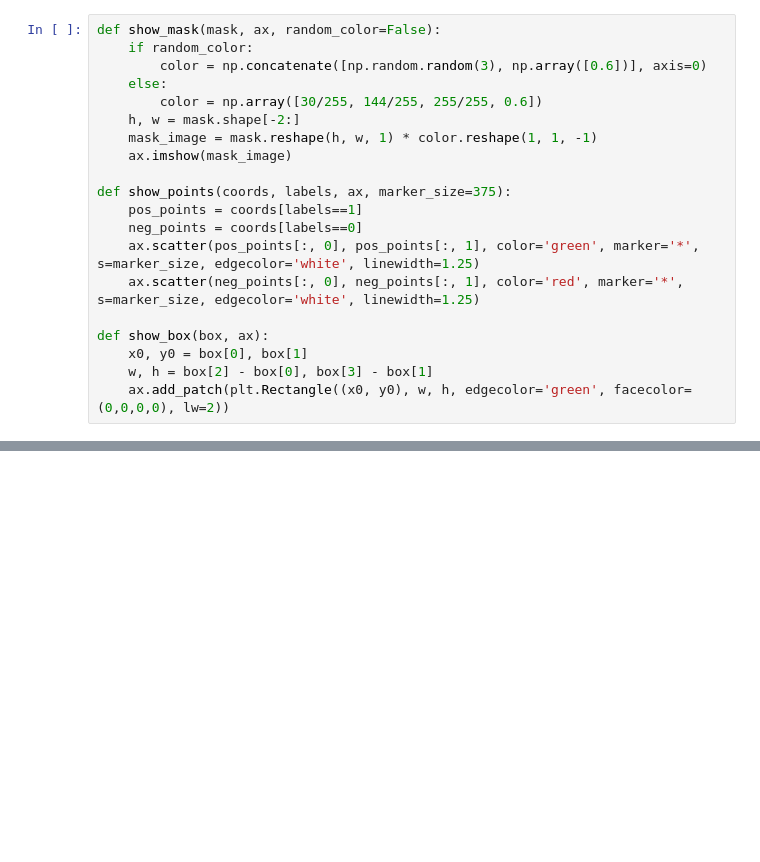
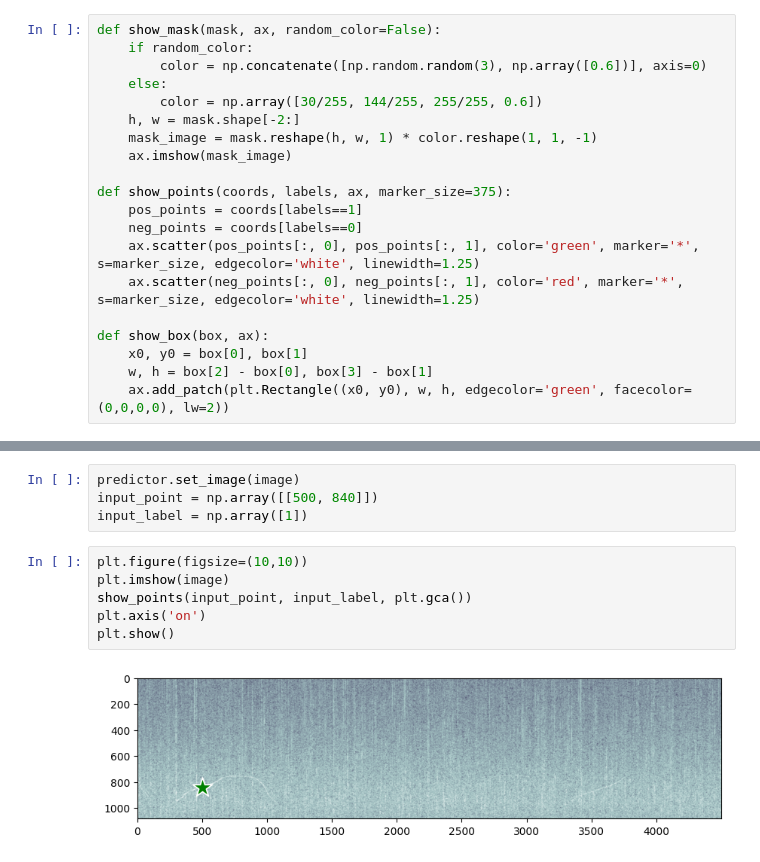
Before and after one commit to xixinzhang/sam_whistle, a Jupyter notebook: notebooks/spect.ipynb, the cells around one changed output, grey strips where cells are left out. Saved outputs shown, nothing was run; the diff lists cells and outputs as text; blank space fills up the shorter version.

```diff
--- a/notebooks/spect.ipynb
+++ b/notebooks/spect.ipynb
@@ -39,0 +57,12 @@ NameError: name 'cv2' is not defined
+# %%
+predictor.set_image(image)
+input_point = np.array([[500, 840]])
+input_label = np.array([1])
+# %%
+plt.figure(figsize=(10,10))
+plt.imshow(image)
+show_points(input_point, input_label, plt.gca())
+plt.axis('on')
+plt.show()
+# %% [output]
+[figure, added]
```
Also changed, not shown: parts of 7 cells of this notebook, 9 other files.
